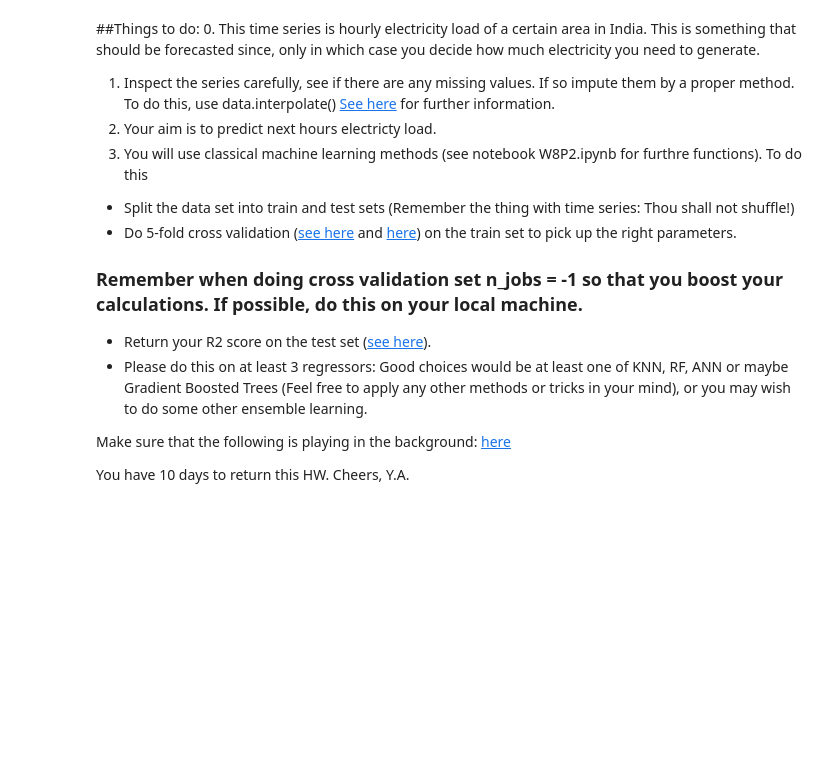
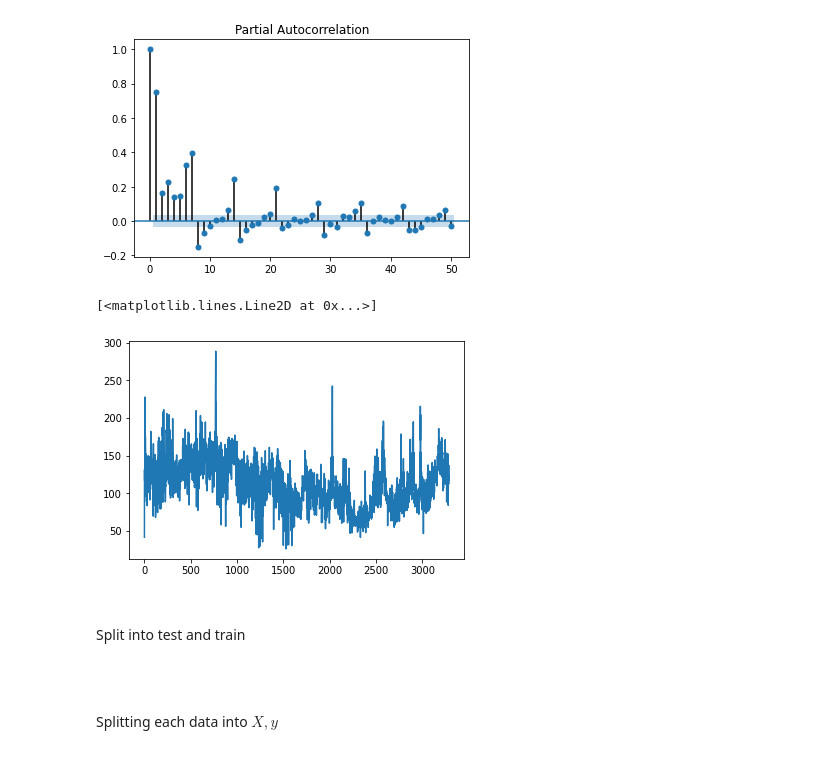
Before and after one commit to y-akbal/Tedu_Time_Series, a Jupyter notebook: W11/Hw5.ipynb, the cells around one changed output. Cells and saved outputs as stored; diff of their text form; code cells hidden in the pictures; blank space fills up the shorter version.

```diff
--- a/W11/Hw5.ipynb
+++ b/W11/Hw5.ipynb
@@ -17,23 +17,5 @@ def download_data():  ### This dude will download the dataset from the directory
 download_data()
 # %%
 data = pd.read_csv("hw.csv")
-# %% [markdown]
-
-##Things to do:
-0. This time series is hourly electricity load of a certain area in India. This is something that should be forecasted since, only in which case you decide how much electricity you need to generate.
-1.   Inspect the series carefully, see if there are any missing values. If so impute them by a proper method. To do this, use data.interpolate()
- [See here](https://pandas.pydata.org/docs/reference/api/pandas.DataFrame.interpolate.html) for further information.
-2. Your aim is to predict next hours electricty load.
-3. You will use classical machine learning methods (see notebook W8P2.ipynb for furthre functions).
-To do this
-*   Split the data set into train and test sets (Remember the thing with time series: Thou shall not shuffle!)
-*   Do 5-fold cross validation ([see here](https://scikit-learn.org/stable/modules/generated/sklearn.model_selection.TimeSeriesSplit.html) and [here](https://scikit-learn.org/stable/modules/cross_validation.html)) on the train set to pick up the right parameters.
-### Remember when doing cross validation set n_jobs = -1 so that you boost your calculations. If possible, do this on your local machine.
-*   Return your R2 score on the test set ([see here](https://scikit-learn.org/stable/modules/generated/sklearn.metrics.r2_score.html)).
-*   Please do this on at least 3 regressors: Good choices would be at least one of KNN, RF, ANN or maybe Gradient Boosted Trees (Feel free to apply any other methods or tricks in your mind), or you may wish to do some other ensemble learning.
-
-Make sure that the following is playing in the background: [here](https://www.youtube.com/watch?v=FrZgzvWIKMQ)
-
-You have 10 days to return this HW.
-Cheers,
-Y.A.
+# %%
+data = data.iloc[:,-1]### we pick up the last column
@@ -39,0 +24,13 @@ Y.A.
+# %%
+plot_pacf(data, lags = 50);     ##### by looking at this data what do you say?
+# %% [output]
+[figure, added]
+# %%
+plt.plot(data)  #### data has some seasonal components but we do not care about this!
+# %% [output]
+[<matplotlib.lines.Line2D at 0x...>]
+[figure, added]
+# %% [markdown]
+#
+Split into test and train
+#
@@ -39,0 +43,4 @@ Y.A.
+# %% [markdown]
+##
+Splitting each data into $X,y$
+##
```
Also changed, not shown: parts of 17 cells of this notebook.
